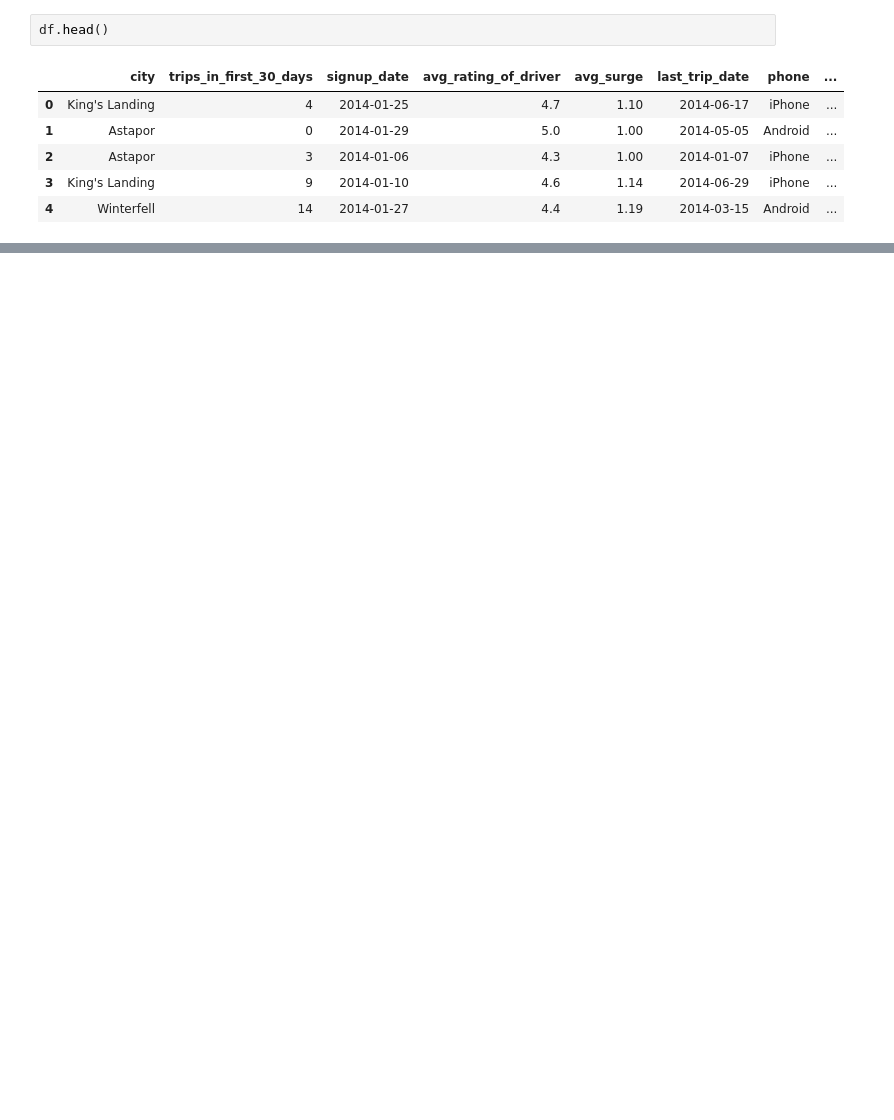
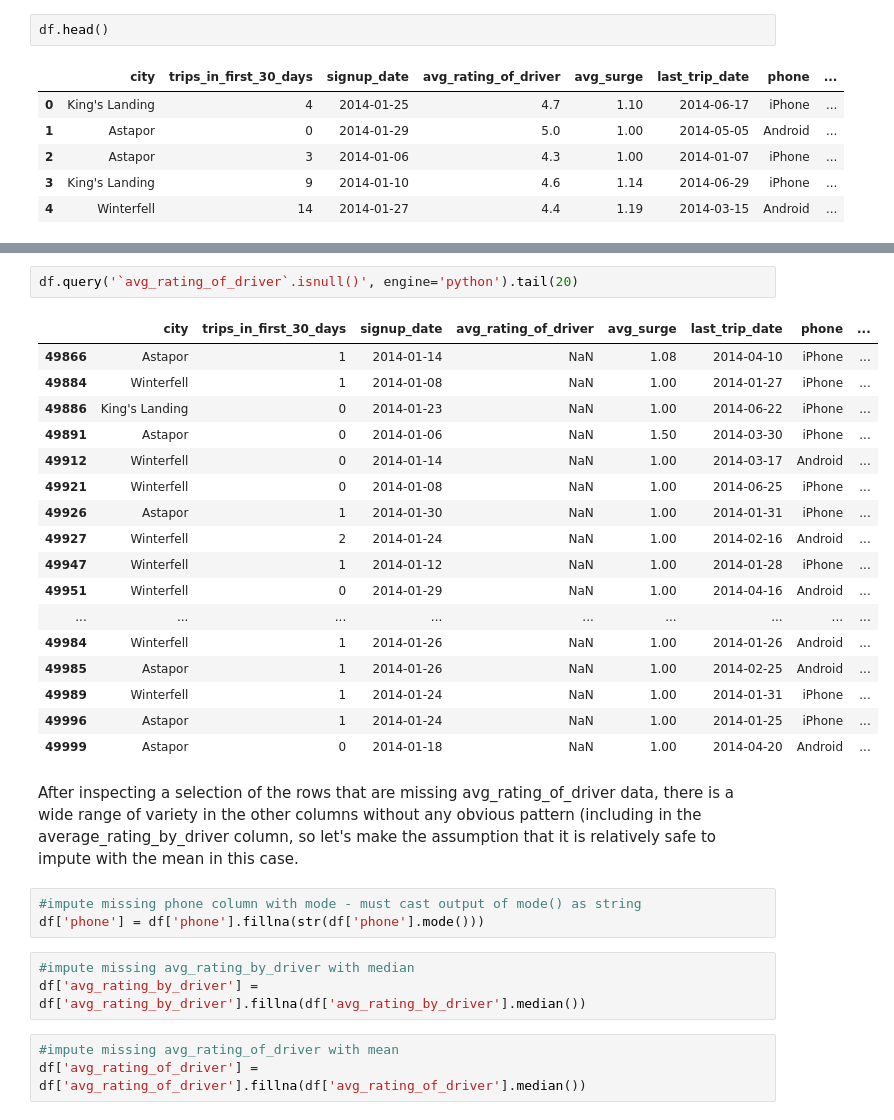
Before and after one commit to ehardwick2/Take-Home_Challenges, a Jupyter notebook: Part3_EDA_and_Predictive-Modeling.ipynb, the cells around one changed output, grey strips where cells are left out. Drawn from its saved outputs; the diff is of its cells as text; blank space fills up the shorter version.

```diff
--- a/Part3_EDA_and_Predictive-Modeling.ipynb
+++ b/Part3_EDA_and_Predictive-Modeling.ipynb
@@ -80,0 +134,31 @@ Percent users retained: 69.22%
+# %%
+df.query('`avg_rating_of_driver`.isnull()', engine='python').tail(20)
+# %% [output]
+|  | city | trips_in_first_30_days | signup_date | avg_rating_of_driver | avg_surge | last_trip_date | phone | ... |
+| 49866 | Astapor | 1 | 2014-01-14 | NaN | 1.08 | 2014-04-10 | iPhone | ... |
+| 49884 | Winterfell | 1 | 2014-01-08 | NaN | 1.00 | 2014-01-27 | iPhone | ... |
+| 49886 | King's Landing | 0 | 2014-01-23 | NaN | 1.00 | 2014-06-22 | iPhone | ... |
+| 49891 | Astapor | 0 | 2014-01-06 | NaN | 1.50 | 2014-03-30 | iPhone | ... |
+| 49912 | Winterfell | 0 | 2014-01-14 | NaN | 1.00 | 2014-03-17 | Android | ... |
+| 49921 | Winterfell | 0 | 2014-01-08 | NaN | 1.00 | 2014-06-25 | iPhone | ... |
+| 49926 | Astapor | 1 | 2014-01-30 | NaN | 1.00 | 2014-01-31 | iPhone | ... |
+| 49927 | Winterfell | 2 | 2014-01-24 | NaN | 1.00 | 2014-02-16 | Android | ... |
+| 49947 | Winterfell | 1 | 2014-01-12 | NaN | 1.00 | 2014-01-28 | iPhone | ... |
+| 49951 | Winterfell | 0 | 2014-01-29 | NaN | 1.00 | 2014-04-16 | Android | ... |
+| ... | ... | ... | ... | ... | ... | ... | ... | ... |
+| 49984 | Winterfell | 1 | 2014-01-26 | NaN | 1.00 | 2014-01-26 | Android | ... |
+| 49985 | Astapor | 1 | 2014-01-26 | NaN | 1.00 | 2014-02-25 | Android | ... |
+| 49989 | Winterfell | 1 | 2014-01-24 | NaN | 1.00 | 2014-01-31 | iPhone | ... |
+| 49996 | Astapor | 1 | 2014-01-24 | NaN | 1.00 | 2014-01-25 | iPhone | ... |
+| 49999 | Astapor | 0 | 2014-01-18 | NaN | 1.00 | 2014-04-20 | Android | ... |
+# %% [markdown]
+After inspecting a selection of the rows that are missing avg_rating_of_driver data, there is a wide range of variety in the other columns without any obvious pattern (including in the average_rating_by_driver column, so let's make the assumption that it is relatively safe to impute with the mean in this case.
+# %%
+#impute missing phone column with mode - must cast output of mode() as string
+df['phone'] = df['phone'].fillna(str(df['phone'].mode()))
+# %%
+#impute missing avg_rating_by_driver with median
+df['avg_rating_by_driver'] = df['avg_rating_by_driver'].fillna(df['avg_rating_by_driver'].median())
+# %%
+#impute missing avg_rating_of_driver with mean
+df['avg_rating_of_driver'] = df['avg_rating_of_driver'].fillna(df['avg_rating_of_driver'].median())
```
Also changed, not shown: parts of 13 cells of this notebook.
